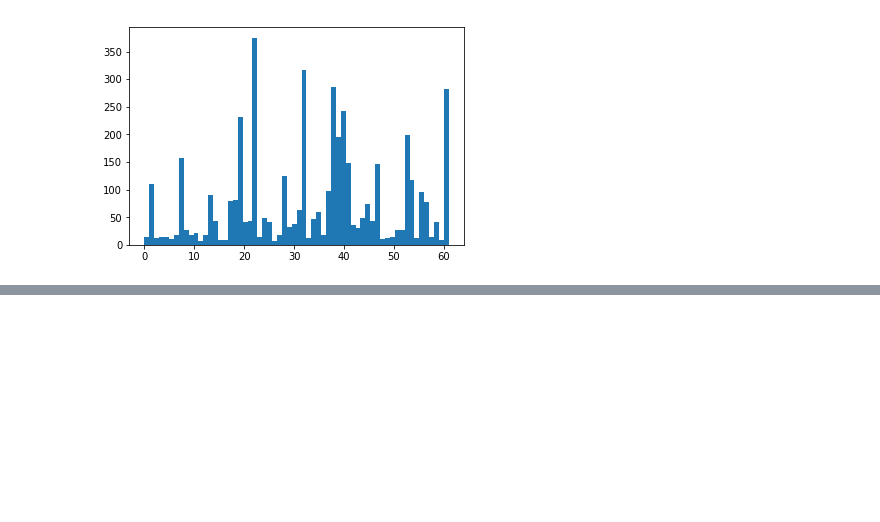
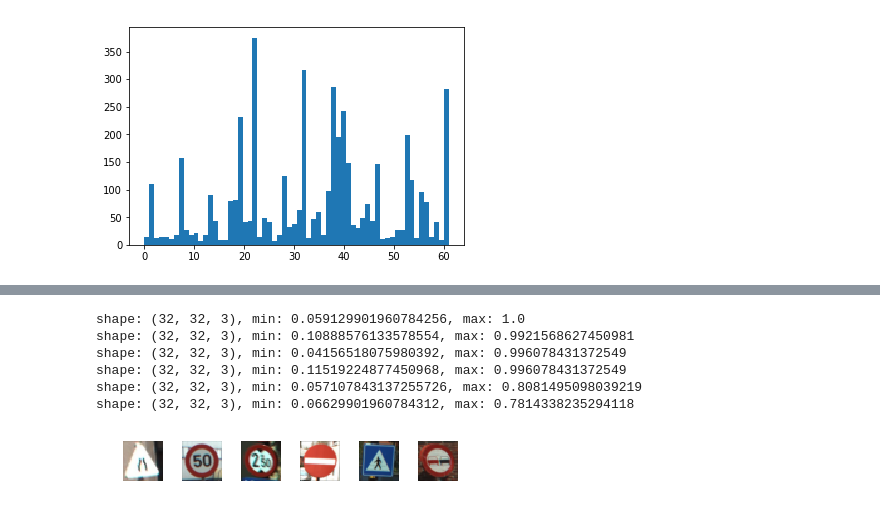
Before and after one commit to ivanlis/ml_python, a Jupyter notebook: 14tensorflow_traffic_signs.ipynb, the cells around one changed output, grey strips where cells are left out. Cells and saved outputs as stored; diff of their text form; code cells hidden in the pictures; blank space fills up the shorter version.

```diff
--- a/14tensorflow_traffic_signs.ipynb
+++ b/14tensorflow_traffic_signs.ipynb
@@ -53,0 +105,25 @@ plt.hist(labels, 62);
+# %%
+from skimage import transform
+newSize = 32
+
+images28 = [transform.resize(image, (newSize, newSize),
+                             mode = 'constant', anti_aliasing = True) for image in images]
+# %%
+fig = plt.figure()
+for i in range(len(traffic_signs)):
+    ax = fig.add_subplot(1, len(traffic_signs), i + 1)
+    ax.set_axis_off()
+    ax.imshow(images28[traffic_signs[i]])
+    print("shape: {}, min: {}, max: {}".format(images28[traffic_signs[i]].shape,
+                                              images28[traffic_signs[i]].min(),
+                                              images28[traffic_signs[i]].max()))
+
+fig.subplots_adjust(wspace = 0.5)
+# %% [output]
+shape: (32, 32, 3), min: 0.059129901960784256, max: 1.0
+shape: (32, 32, 3), min: 0.10888576133578554, max: 0.9921568627450981
+shape: (32, 32, 3), min: 0.04156518075980392, max: 0.996078431372549
+shape: (32, 32, 3), min: 0.11519224877450968, max: 0.996078431372549
+shape: (32, 32, 3), min: 0.057107843137255726, max: 0.8081495098039219
+shape: (32, 32, 3), min: 0.06629901960784312, max: 0.7814338235294118
+[figure, added]
```
Also changed, not shown: parts of 13 cells of this notebook.
